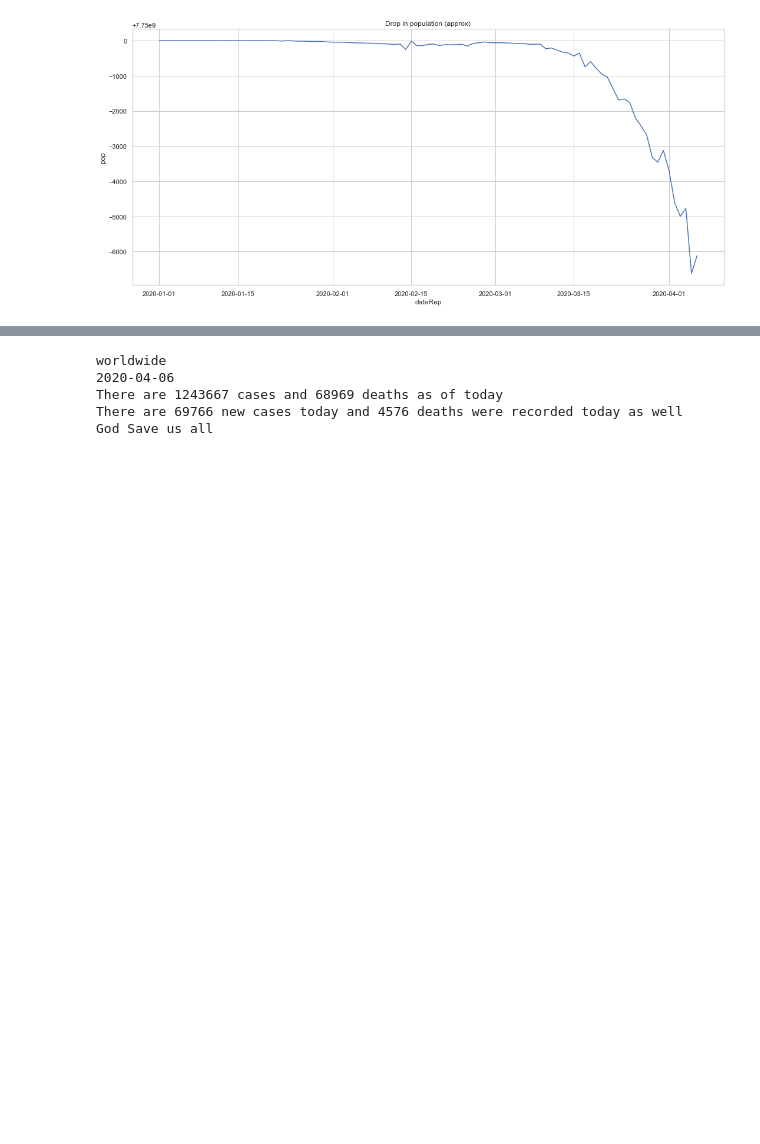
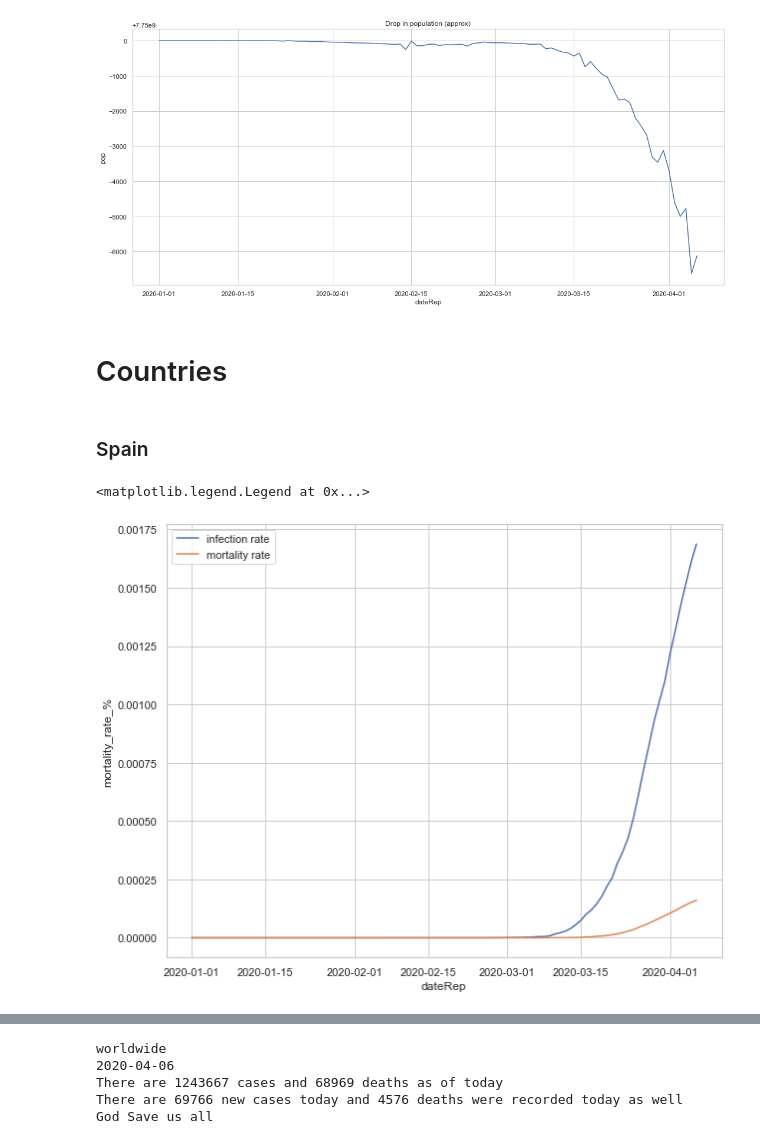
Before and after one commit to ekanime/COVID-19, a Jupyter notebook: covid-19.ipynb, the cells around one changed output, grey strips where cells are left out. Saved outputs shown, nothing was run; the diff lists cells and outputs as text; code cells hidden in the pictures; blank space fills up the shorter version.

Commit message:
figuring out the infection rate bug

```diff
--- a/covid-19.ipynb
+++ b/covid-19.ipynb
@@ -126,3 +107,24 @@ plt.title('Drop in population (approx)')
 # %% [output]
 Text(0.5, 1.0, 'Drop in population (approx)')
 [figure]
+# %% [markdown]
+#                                           Countries
+# %% [markdown]
+### Spain
+# %%
+country = df[df.countriesAndTerritories == 'Spain']
+country = country.groupby(country.dateRep)['cases','deaths'].sum()
+country['total_cases'] = country.cases.cumsum()
+country['total_deaths'] = country.deaths.cumsum()
+country['pop'] = pop - country.deaths.shift()
+country.dropna(inplace=True)
+country['pop'] = country['pop'].apply(lambda x : ((x+2.5)-1))
+country['infection_rate_%'] = ((country['total_cases']/country['pop'])*100)
+country['mortality_rate_%'] = ((country['total_deaths']/country['pop'])*100)
+plt.figure(figsize=(10,8))
+sns.lineplot(x = country.index, y = country['infection_rate_%'] )
+sns.lineplot(x = country.index, y = country['mortality_rate_%'] )
+plt.legend(['infection rate','mortality rate'])
+# %% [output]
+<matplotlib.legend.Legend at 0x...>
+[figure, added]
```
Also changed, not shown: parts of 15 cells of this notebook.
